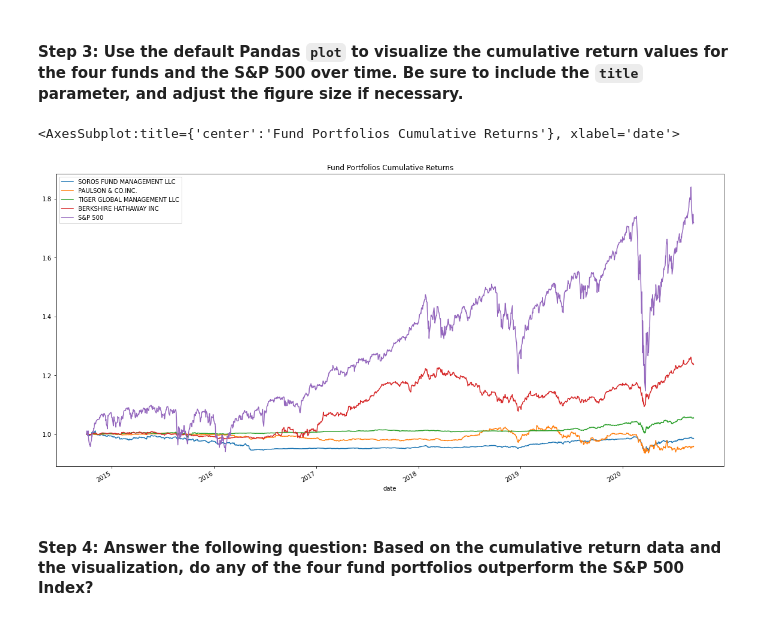
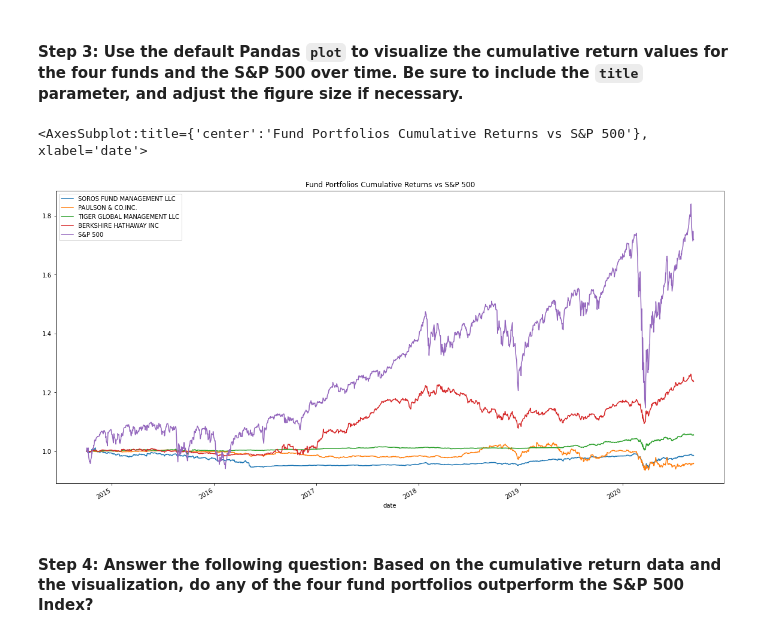
Before and after one commit to jkang1990amg/Challenge_4_Risk_Return_Analysis, a Jupyter notebook: risk_return_analysis.ipynb, the cells around one changed output. Drawn from its saved outputs; the diff is of its cells as text; code cells hidden in the pictures.

```diff
--- a/risk_return_analysis.ipynb
+++ b/risk_return_analysis.ipynb
@@ -183,10 +184,10 @@ whalenavs_cumulative_returns.tail()
 # %%
 # Visualize the cumulative returns using the Pandas plot function
 # Include a title parameter and adjust the figure size
-whalenavs_cumulative_returns.plot(figsize = (20, 10), title = "Fund Portfolios Cumulative Returns")
+whalenavs_cumulative_returns.plot(figsize = (20, 10), title = "Fund Portfolios Cumulative Returns vs S&P 500")
 # %% [output]
-<AxesSubplot:title={'center':'Fund Portfolios Cumulative Returns'}, xlabel='date'>
+<AxesSubplot:title={'center':'Fund Portfolios Cumulative Returns vs S&P 500'}, xlabel='date'>
-[figure, old version]
+[figure, new version]
 # %% [markdown]
 #### Step 4: Answer the following question: Based on the cumulative return data and the visualization, do any of the four fund portfolios outperform the S&P 500 Index?
 # %% [markdown]
```
Also changed, not shown: parts of 11 cells of this notebook.
